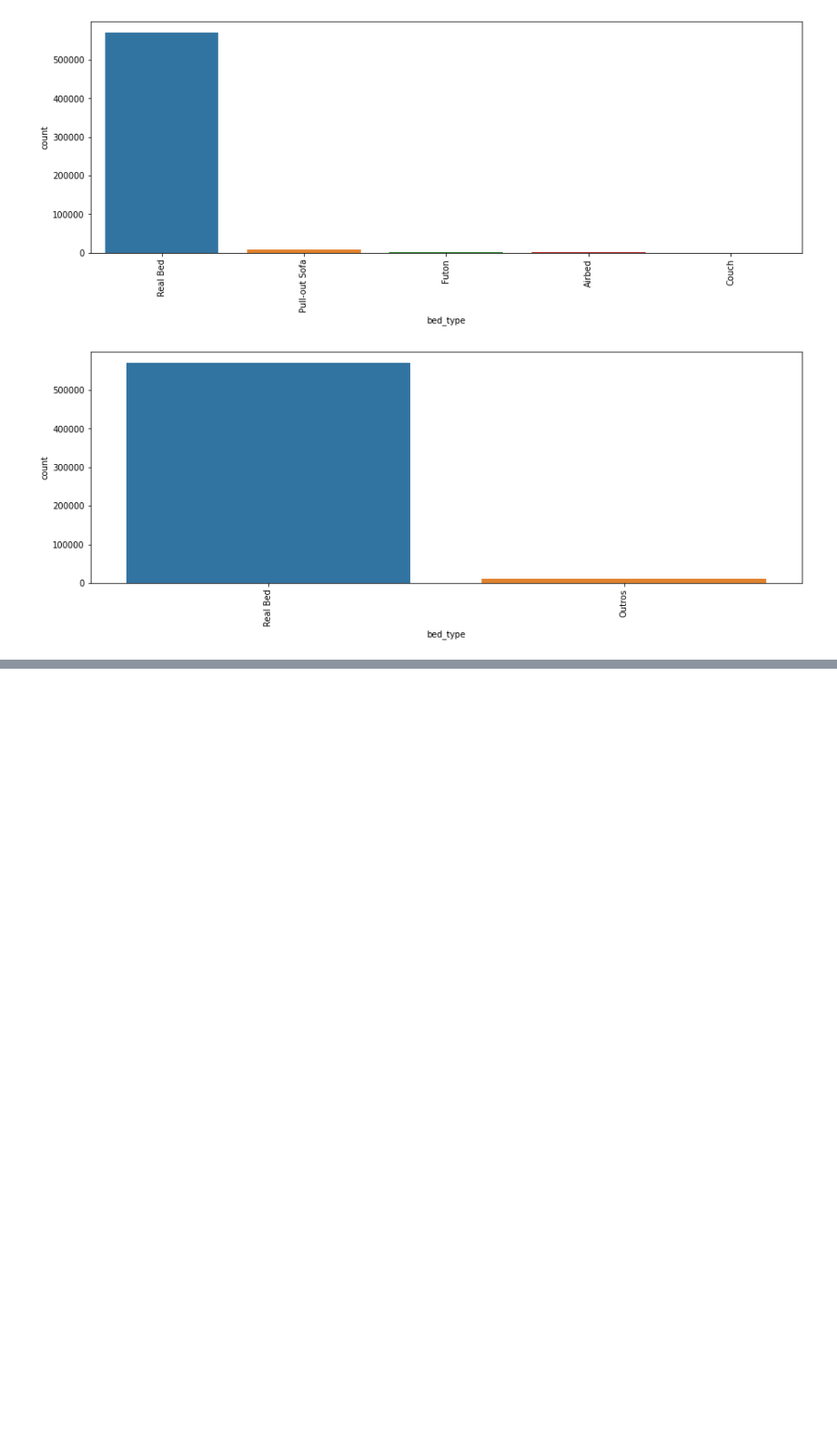
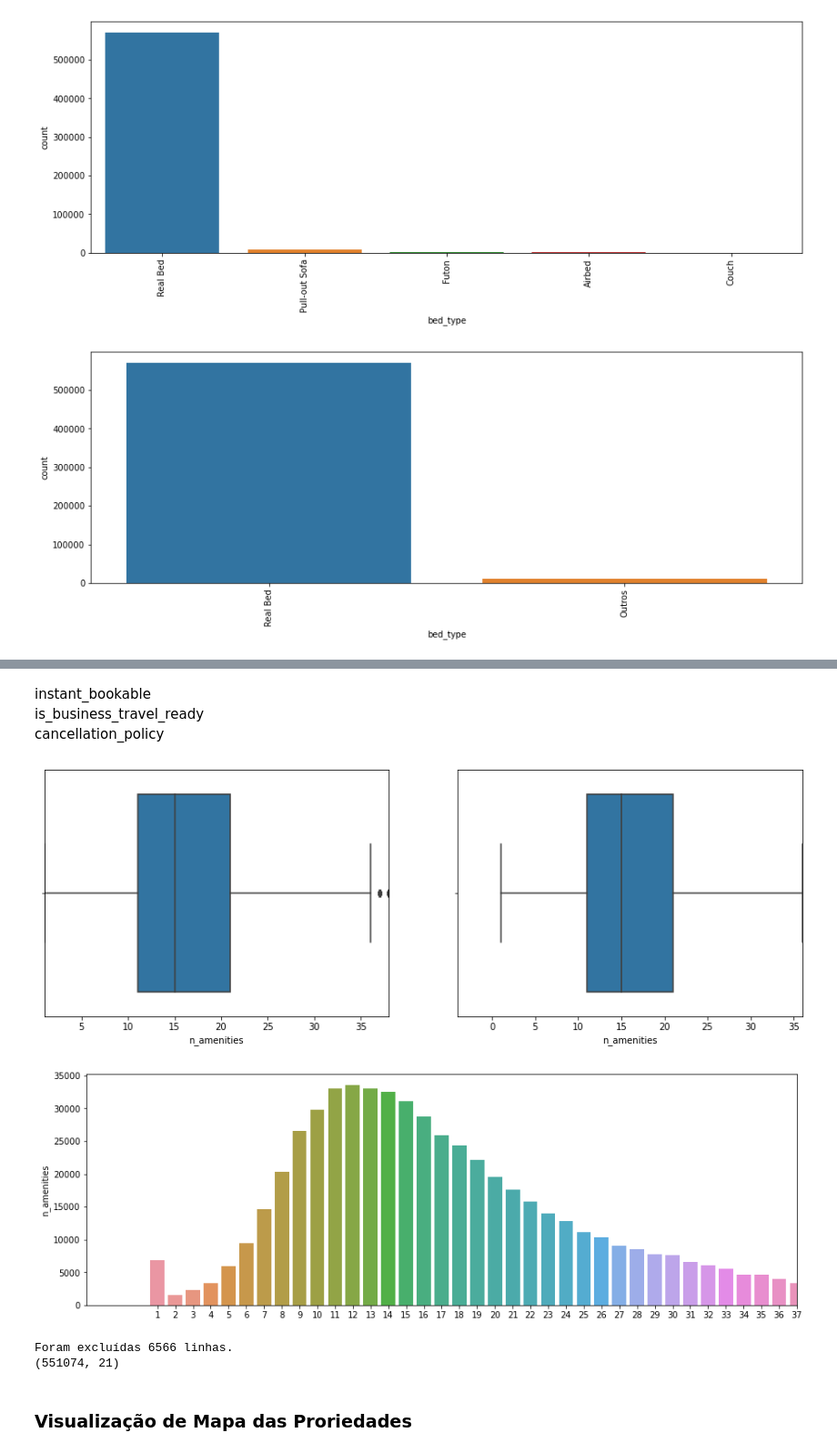
Before and after one commit to DouglasCarvalhoPereira/data_science, a Jupyter notebook: Solucao_previsao_valor.ipynb, the cells around one changed output, grey strips where cells are left out. Shown: that part at 91% size. Drawn from its saved outputs; the diff is of its cells as text; code cells hidden in the pictures; blank space fills up the shorter version.

Commit message:
Adicionado analise de amenities.

```diff
--- a/Solucao_previsao_valor.ipynb
+++ b/Solucao_previsao_valor.ipynb
@@ -655,0 +646,19 @@ SyntaxError: invalid syntax (Temp/ipykernel_18288/4120497272.py, line 1)
+# %% [markdown]
+instant_bookable
+is_business_travel_ready
+cancellation_policy
+# %%
+diagrama_caixa(base_df['n_amenities'])
+grafico_barra(base_df['n_amenities'])
+# %% [output]
+[figure, added]
+[figure, added]
+# %%
+base_df, linhas_removidas = excluir_outliers(base_df, 'n_amenities')
+print(f"Foram excluídas {linhas_removidas} linhas.")
+print(base_df.shape)
+# %% [output]
+Foram excluídas 6566 linhas.
+(551074, 21)
+# %% [markdown]
+### Visualização de Mapa das Proriedades
```
Also changed, not shown: parts of 39 cells of this notebook.
